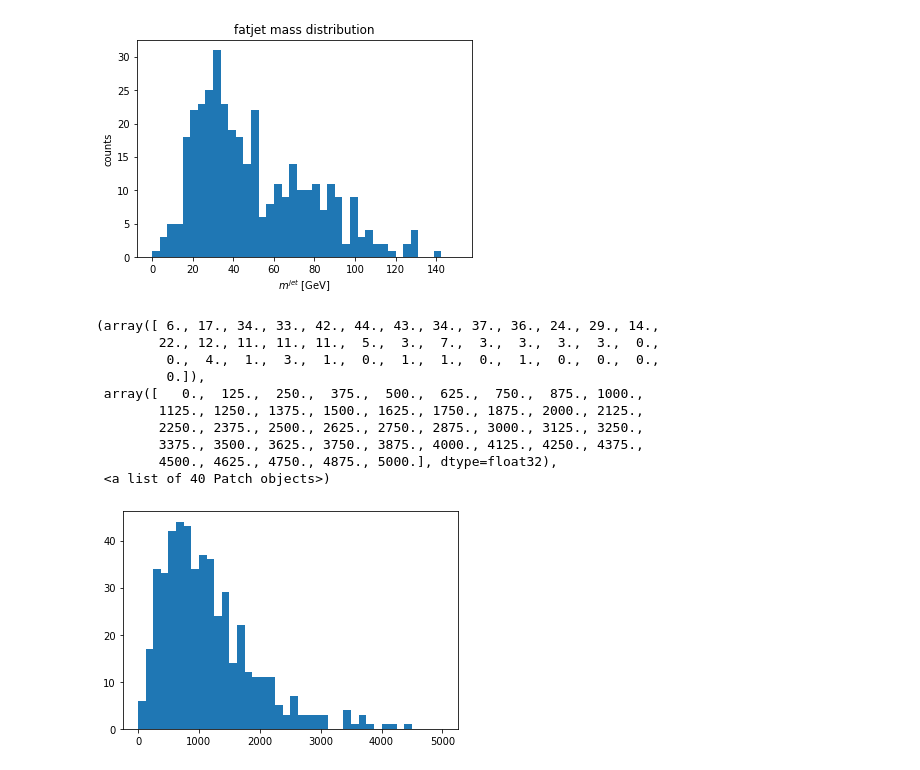
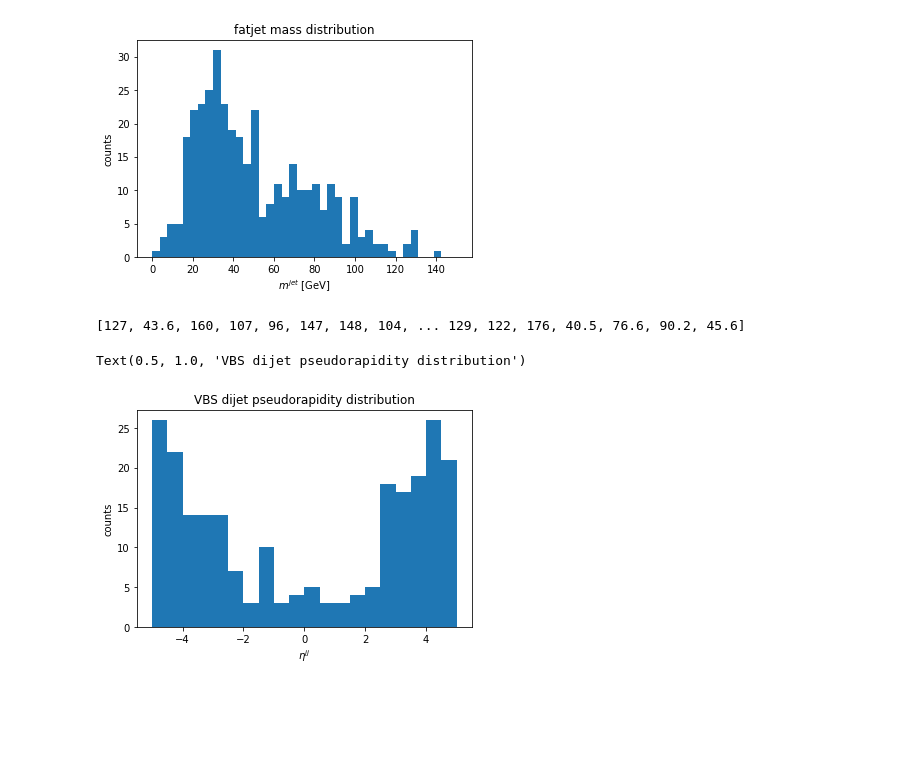
Before and after one commit to rdelliga/coffea, a Jupyter notebook: WPLEPWMHADjj_plot.ipynb, the cells around one changed output. Cells and saved outputs as stored; diff of their text form; code cells hidden in the pictures; blank space fills up the shorter version.

```diff
--- a/WPLEPWMHADjj_plot.ipynb
+++ b/WPLEPWMHADjj_plot.ipynb
@@ -206,41 +207,45 @@ jets = events.Jet
 #Take the the jets with leading pT
 jets_l = events.Jet[:,0]
 #previous line: it means, for all the events, take the first jet
-#print(events.Jet.pt[:,1])
+print(events.Jet.pt[:,1])
 #plt.hist(jets_l.pt, bins=50, range=[0,150], label="$p_{T}^{jet}$ [GeV]")
 
-#Take the the jets with subleading pT
+#Take the jets with subleading pT
 jets_sub = events.Jet[:,1]
 #plt.hist(ak.flatten(jets_subleading.pt), bins=50, range=[0,150], label="$p_{T}^{jet}$ [GeV]")
+# %% [output]
+[127, 43.6, 160, 107, 96, 147, 148, 104, ... 129, 122, 176, 40.5, 76.6, 90.2, 45.6]
 # %%
+#Take all the jets
+jets = events.Jet
 # Get all combinations of jet pairs in every event
 dijets = ak.combinations(jets, 2, fields=['i0', 'i1'])
 #print(dijets)
 #dijets.type
 
 # Check that jet pairs have the greatest mass
 ismax=(dijets['i0']+dijets['i1']).mass==ak.max((dijets['i0']+dijets['i1']).mass, axis=1)
 #previous line: returns a Boolean array with True where the condition is met, and false otherwise
 
 # Mask the dijets with the ismax to get dijets with the gratest mass
 good_dijets = dijets[ismax]
 
 # Separate pairs into arrays of the first and the second jet in each pair.
-first_jet, second_jet = ak.unzip(massmax_jetpair)
+first_jet, second_jet = ak.unzip(good_dijets)
 
 # Compute difference in pseudorapidity
 delta_eta = first_jet.eta - second_jet.eta
-#plt.hist(ak.flatten(delta), bins=20, range=[-5,5], label="$\delta\eta^{jj}$")
-plt.hist(ak.flatten((first_jet+second_jet).mass), bins=40, range=[0,5000], label="$m^{jj}$ [GeV]")
+
+# Plot
+plt.hist(ak.flatten(delta_eta), bins=20, range=[-5,5], label="$\delta\eta^{jj}$")
+plt.xlabel("$\eta^{jj}$")
+plt.ylabel("counts")
+plt.title("VBS dijet pseudorapidity distribution")
+#plt.hist(ak.flatten((first_jet+second_jet).mass), bins=40, range=[0,5000], label="$m^{jj}$ [GeV]")
+#plt.xlabel("$m^{jj}$ [GeV]")
+#plt.ylabel("counts")
+#plt.title("VBS dijet mass distribution")
+#plt.legend()
 # %% [output]
-(array([ 6., 17., 34., 33., 42., 44., 43., 34., 37., 36., 24., 29., 14.,
-        22., 12., 11., 11., 11.,  5.,  3.,  7.,  3.,  3.,  3.,  3.,  0.,
-         0.,  4.,  1.,  3.,  1.,  0.,  1.,  1.,  0.,  1.,  0.,  0.,  0.,
-         0.]),
- array([   0.,  125.,  250.,  375.,  500.,  625.,  750.,  875., 1000.,
-        1125., 1250., 1375., 1500., 1625., 1750., 1875., 2000., 2125.,
-        2250., 2375., 2500., 2625., 2750., 2875., 3000., 3125., 3250.,
-        3375., 3500., 3625., 3750., 3875., 4000., 4125., 4250., 4375.,
-        4500., 4625., 4750., 4875., 5000.], dtype=float32),
- <a list of 40 Patch objects>)
+Text(0.5, 1.0, 'VBS dijet pseudorapidity distribution')
-[figure, old version]
+[figure, new version]
```
Also changed, not shown: parts of 6 cells of this notebook.
